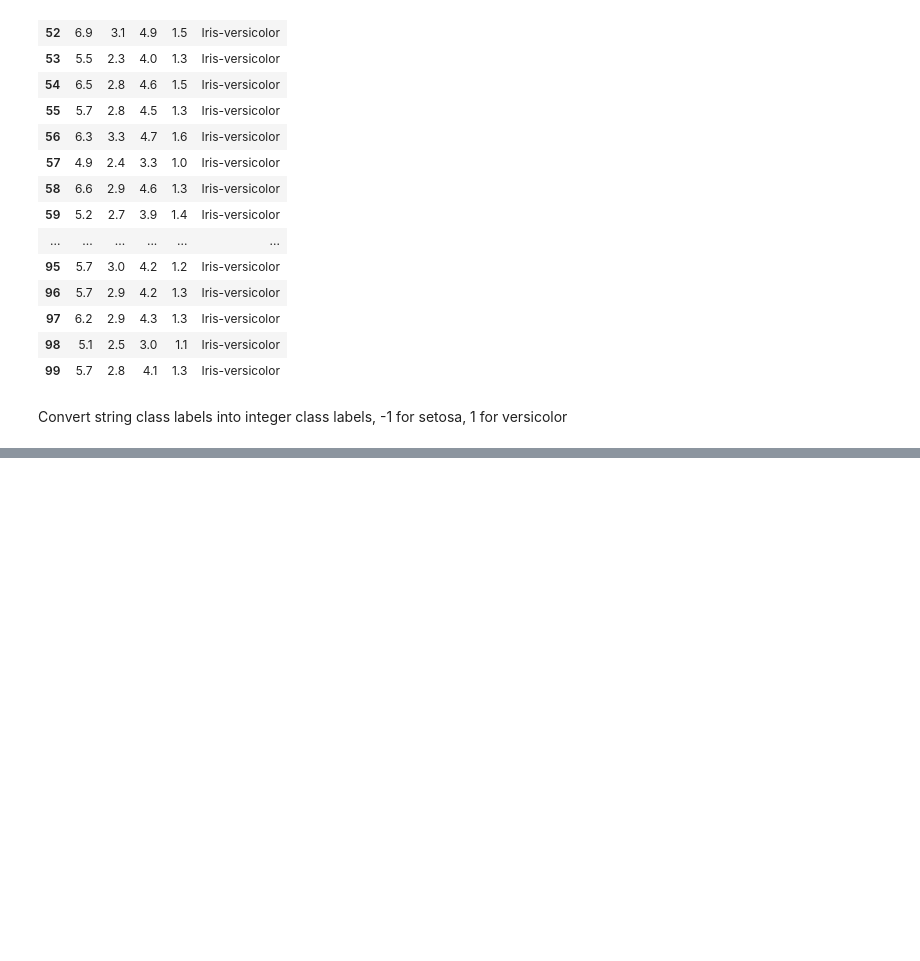
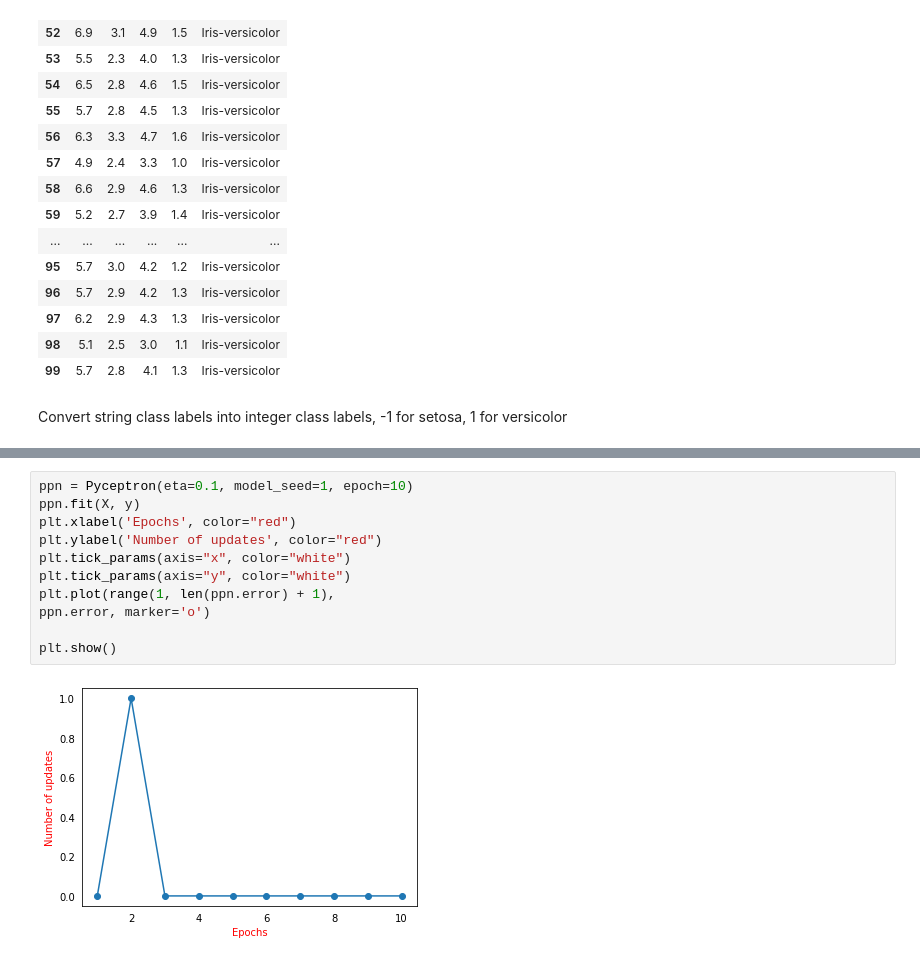
Before and after one commit to kjura/BS-thesis, a Jupyter notebook: rashka_chp2/ch02.ipynb, the cells around one changed output, grey strips where cells are left out. Saved outputs shown, nothing was run; the diff lists cells and outputs as text; blank space fills up the shorter version.

```diff
--- a/rashka_chp2/ch02.ipynb
+++ b/rashka_chp2/ch02.ipynb
@@ -186,0 +217,13 @@ No handles with labels found to put in legend.
+# %%
+ppn = Pyceptron(eta=0.1, model_seed=1, epoch=10)
+ppn.fit(X, y)
+plt.xlabel('Epochs', color="red")
+plt.ylabel('Number of updates', color="red")
+plt.tick_params(axis="x", color="white")
+plt.tick_params(axis="y", color="white")
+plt.plot(range(1, len(ppn.error) + 1),
+ppn.error, marker='o')
+
+plt.show()
+# %% [output]
+[figure, added]
```
Also changed, not shown: parts of 9 cells of this notebook, 2 other files.
